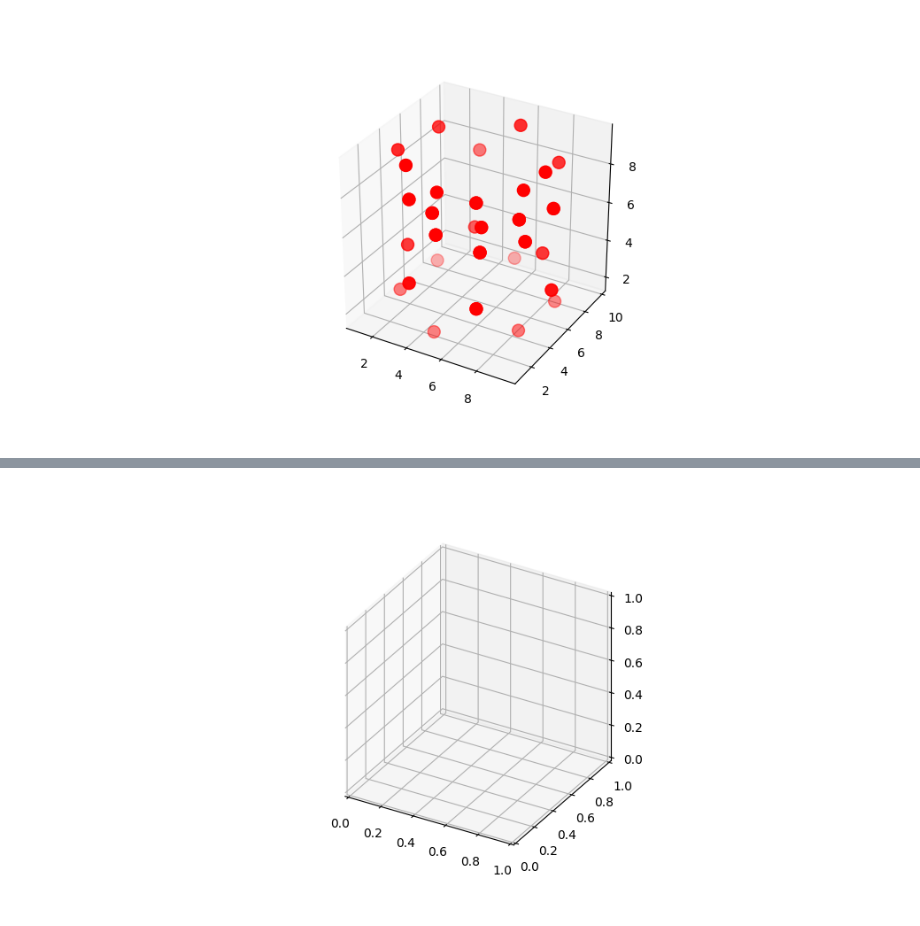
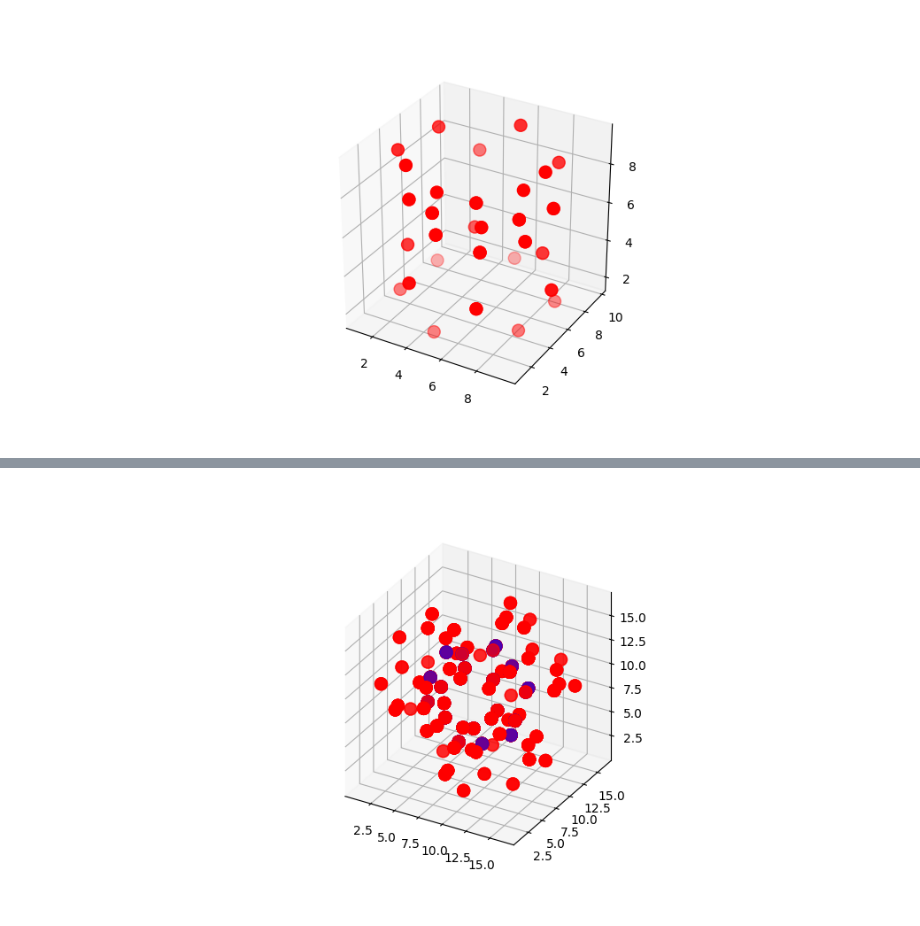
Before and after one commit to nicksmits1/chee494, a Jupyter notebook: DFS_Ring_Identification/DFS_Ring_Finder.ipynb, the cells around one changed output, grey strips where cells are left out. Saved outputs shown, nothing was run; the diff lists cells and outputs as text; code cells hidden in the pictures.

Commit message:
Added 5_6 cup and 5_12 cage identification

```diff
--- a/DFS_Ring_Identification/DFS_Ring_Finder.ipynb
+++ b/DFS_Ring_Identification/DFS_Ring_Finder.ipynb
@@ -1038,4 +1350,4 @@ g.plot_cups()
 # %%
-g.plot_cages()
+g.plot_6_4_5_12_cages()
 # %% [output]
-[figure, old version]
+[figure, new version]
```
Also changed, not shown: parts of 17 cells of this notebook, 31 other files.
